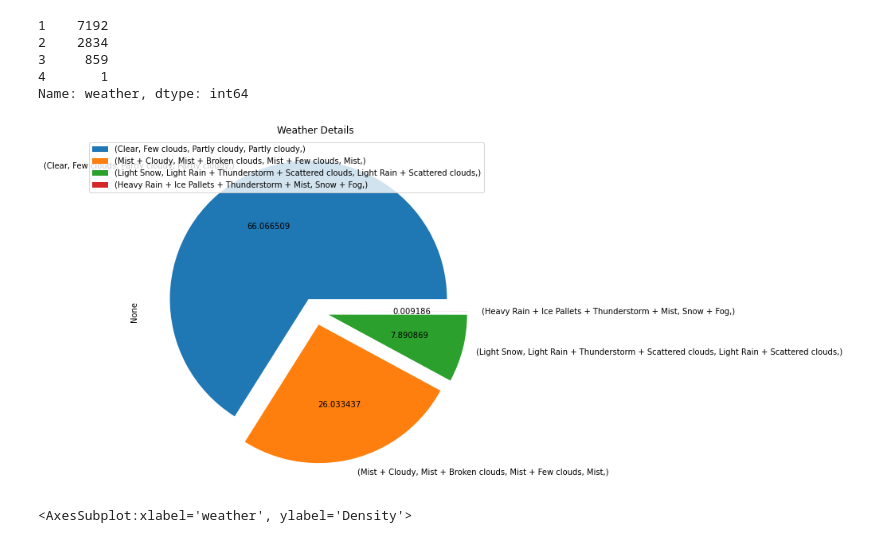
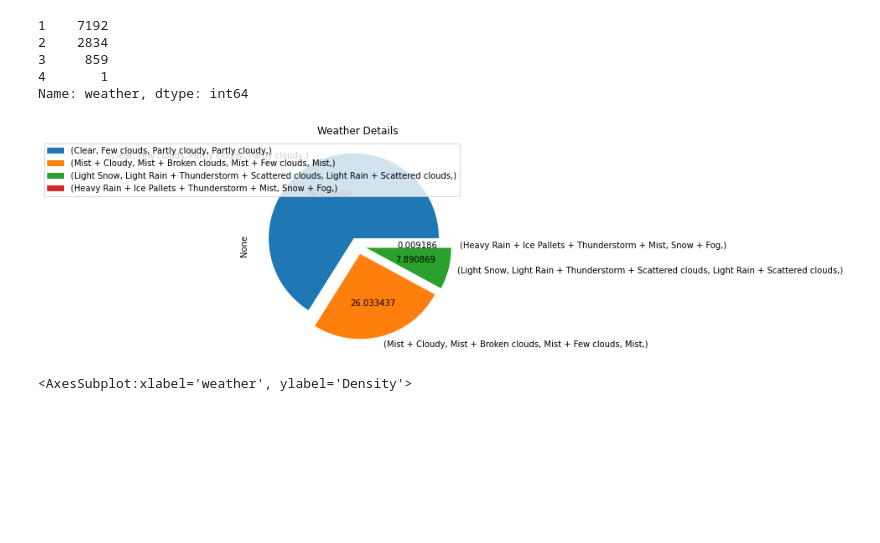
Before and after one commit to MayurNaktode/Bike-Sharing-Demand, a Jupyter notebook: Bike Sharing Demand.ipynb, the cells around one changed output. Saved outputs shown, nothing was run; the diff lists cells and outputs as text; code cells hidden in the pictures; blank space fills up the shorter version.

```diff
--- a/Bike Sharing Demand.ipynb
+++ b/Bike Sharing Demand.ipynb
@@ -445,16 +449,17 @@ df_bsd_train["weather"].value_counts()
 4       1
 Name: weather, dtype: int64
 # %%
-plt.figure(figsize=(8,8))
+plt.figure(figsize=(10,10))
+plt.subplot(121)
 pd.DataFrame(df_bsd_train["weather"].map({1 : "Clear, Few clouds, Partly cloudy, Partly cloudy",
                              2 : "Mist + Cloudy, Mist + Broken clouds, Mist + Few clouds, Mist",
                              3 : "Light Snow, Light Rain + Thunderstorm + Scattered clouds, Light Rain + Scattered clouds",
                              4 : "Heavy Rain + Ice Pallets + Thunderstorm + Mist, Snow + Fog"})).value_counts(normalize=True).plot(kind="pie",autopct="%2f",explode=[0.1,0.1,0.1,0.1])
 plt.legend()
 plt.title("Weather Details")
 plt.savefig("EDA_img\WeatherInfo.png")
 # %% [output]
-[figure, old version]
+[figure, new version]
 # %%
 ## Weather Feature Observation
 #1. Here in weather, the weather are distrubuted in 4 categories i.e :
```
Also changed, not shown: parts of 59 cells of this notebook.
